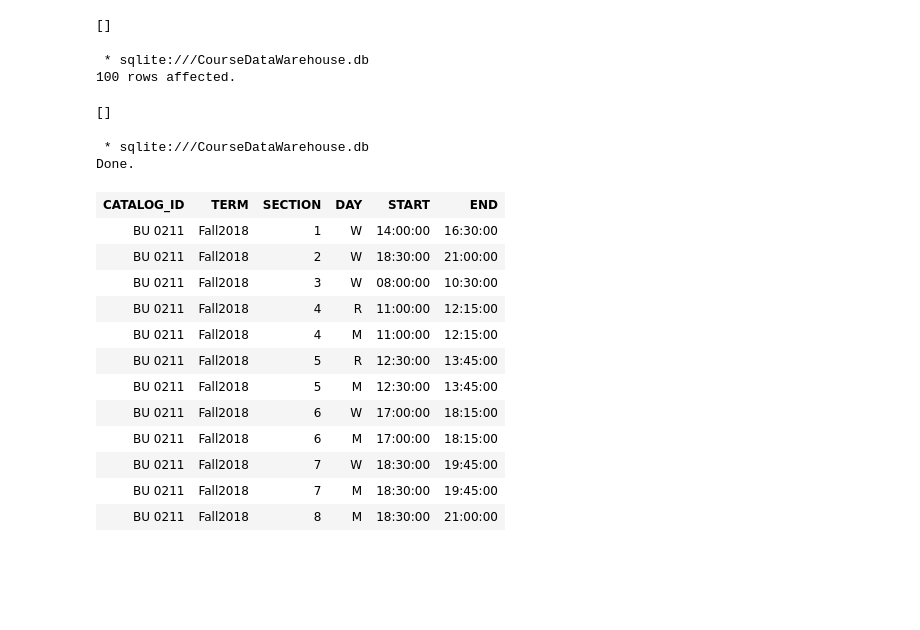
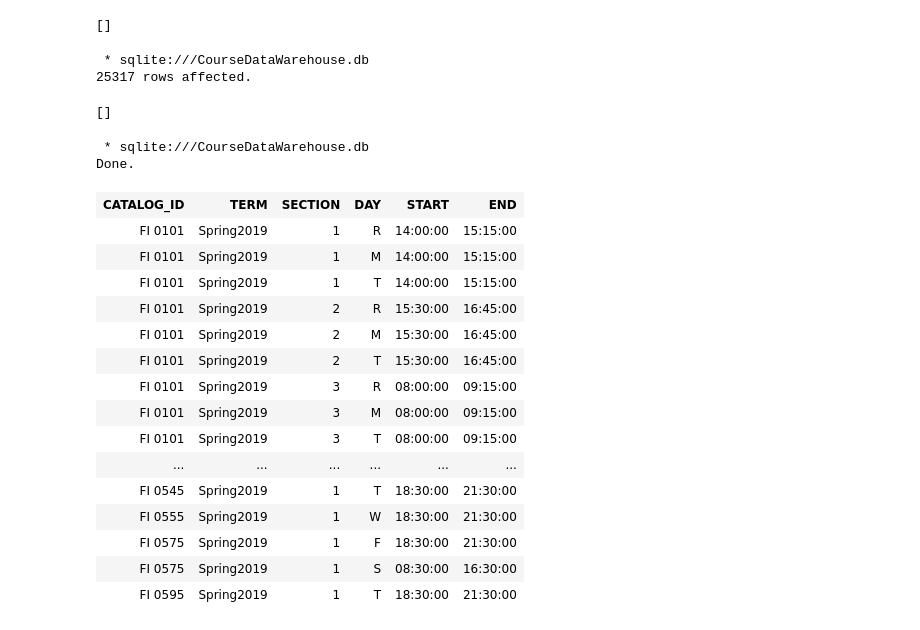
Before and after one commit to fairfield-ba510-spring2020/term-project-sql-distinct, a Jupyter notebook: CourseDataWarehouse.ipynb, the cells around one changed output. Saved outputs shown, nothing was run; the diff lists cells and outputs as text; code cells hidden in the pictures; blank space fills up the shorter version.

```diff
--- a/CourseDataWarehouse.ipynb
+++ b/CourseDataWarehouse.ipynb
@@ -489,32 +485,35 @@ FROM CourseData.Courses
     JOIN PROGRAMS ON (PROGRAMS.PROGRAM_ID = CourseData.Courses.Program_ID)
     JOIN TEMP_TABLE ON (TEMP_TABLE.MEETING_ID = CourseData.Course_Meetings.MEETING_ID)
     JOIN TIME_SLICES ON (TIME_SLICES.TIMECODE = TEMP_TABLE.TIMECODE)
-LIMIT 100;
+;
 # %% [output]
  * sqlite:///CourseDataWarehouse.db
-100 rows affected.
+25317 rows affected.
 []
 # %%
 %%sql
 -- Why wont this work when I count the section column?
-SELECT DISTINCT CATALOG_ID, TERM, SECTION, DAY, START, END
+SELECT DISTINCT CATALOG_ID, TERM,SECTION, DAY, START, END
 FROM COURSE_FACTS
     JOIN TEMP_TABLE USING (TIMECODE)
     JOIN TIME_SLICES USING (TIMECODE)
-WHERE CATALOG_ID LIKE '%BU%' and TERM = 'Fall2018'
+WHERE CATALOG_ID LIKE '%FI%' and TERM = 'Spring2019'
 # %% [output]
  * sqlite:///CourseDataWarehouse.db
 Done.
 | CATALOG_ID | TERM | SECTION | DAY | START | END |
-| BU 0211 | Fall2018 | 1 | W | 14:00:00 | 16:30:00 |
-| BU 0211 | Fall2018 | 2 | W | 18:30:00 | 21:00:00 |
-| BU 0211 | Fall2018 | 3 | W | 08:00:00 | 10:30:00 |
-| BU 0211 | Fall2018 | 4 | R | 11:00:00 | 12:15:00 |
-| BU 0211 | Fall2018 | 4 | M | 11:00:00 | 12:15:00 |
-| BU 0211 | Fall2018 | 5 | R | 12:30:00 | 13:45:00 |
-| BU 0211 | Fall2018 | 5 | M | 12:30:00 | 13:45:00 |
-| BU 0211 | Fall2018 | 6 | W | 17:00:00 | 18:15:00 |
-| BU 0211 | Fall2018 | 6 | M | 17:00:00 | 18:15:00 |
-| BU 0211 | Fall2018 | 7 | W | 18:30:00 | 19:45:00 |
-| BU 0211 | Fall2018 | 7 | M | 18:30:00 | 19:45:00 |
-| BU 0211 | Fall2018 | 8 | M | 18:30:00 | 21:00:00 |
+| FI 0101 | Spring2019 | 1 | R | 14:00:00 | 15:15:00 |
+| FI 0101 | Spring2019 | 1 | M | 14:00:00 | 15:15:00 |
+| FI 0101 | Spring2019 | 1 | T | 14:00:00 | 15:15:00 |
+| FI 0101 | Spring2019 | 2 | R | 15:30:00 | 16:45:00 |
+| FI 0101 | Spring2019 | 2 | M | 15:30:00 | 16:45:00 |
+| FI 0101 | Spring2019 | 2 | T | 15:30:00 | 16:45:00 |
+| FI 0101 | Spring2019 | 3 | R | 08:00:00 | 09:15:00 |
+| FI 0101 | Spring2019 | 3 | M | 08:00:00 | 09:15:00 |
+| FI 0101 | Spring2019 | 3 | T | 08:00:00 | 09:15:00 |
+| ... | ... | ... | ... | ... | ... |
+| FI 0545 | Spring2019 | 1 | T | 18:30:00 | 21:30:00 |
+| FI 0555 | Spring2019 | 1 | W | 18:30:00 | 21:30:00 |
+| FI 0575 | Spring2019 | 1 | F | 18:30:00 | 21:30:00 |
+| FI 0575 | Spring2019 | 1 | S | 08:30:00 | 16:30:00 |
+| FI 0595 | Spring2019 | 1 | T | 18:30:00 | 21:30:00 |
```
Also changed, not shown: parts of 1 cell of this notebook, 2 other files.
